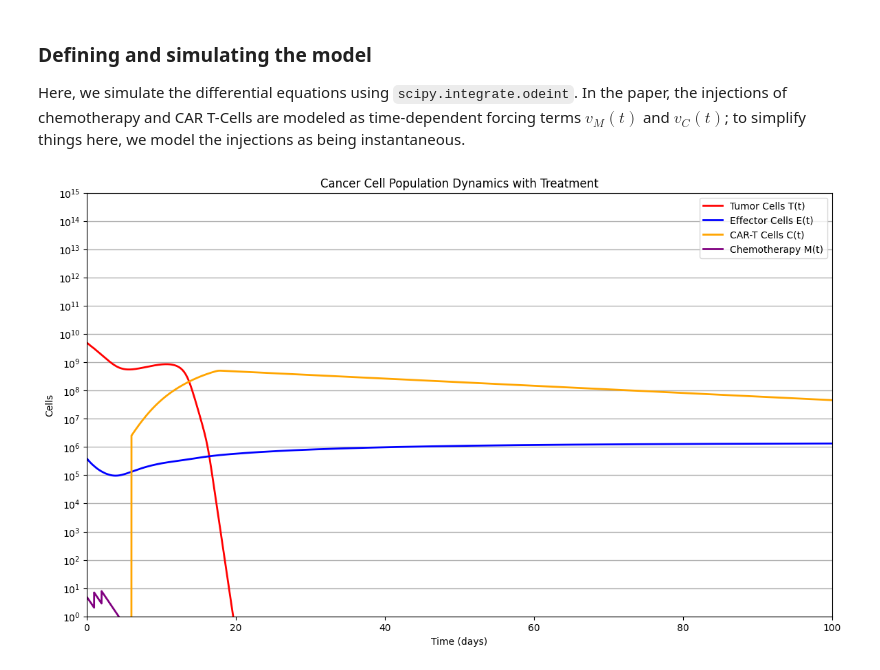
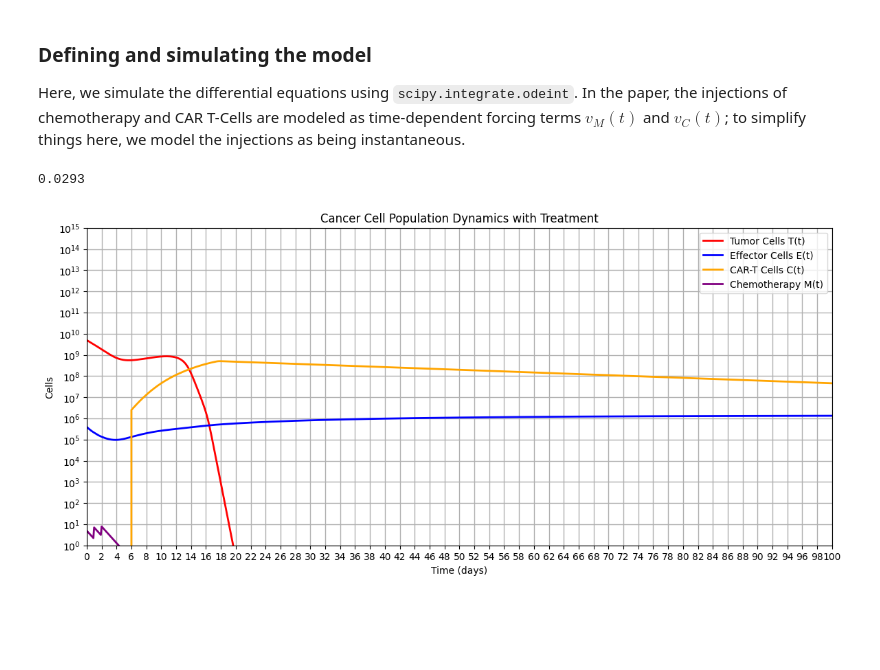
Before and after one commit to Rohan-Pandey1729/CAR-T-Cell, a Jupyter notebook: chemo_cart_sim.ipynb, the cells around one changed output. Cells and saved outputs as stored; diff of their text form; code cells hidden in the pictures; blank space fills up the shorter version.

```diff
--- a/chemo_cart_sim.ipynb
+++ b/chemo_cart_sim.ipynb
@@ -63,6 +63,8 @@ def model(y, t, params):
     """
     T, E, C, M = y
     a, b, dE, dC, g, jE, jC, K, k, l, mE, mC, qE, qC, s, KT, KE, KC, gamma = params
+    if t == 0:
+        print(mC)
 
     # epsilon = 1e-10
     # C = max(C, epsilon)
@@ -95,6 +97,16 @@ def model(y, t, params):
     dE_dt = g - mE * E - jE * np.log((E + C) / K) * (DE**2) / (k + DE**2) * E  - qE * E * T - KE * (1 - np.exp(-M)) * E
     dC_dt = - mC * C - jC * np.log((E + C) / K) * (DC**2) / (k + DC**2) * C - qC * C * T - KC * (1 - np.exp(-M)) * C
     dM_dt = - gamma * M
+
+    # if 6 <= t <= 20:
+    #     print(t, C, np.array([
+    #         mC * C,
+    #         np.log((E + C) / K),
+    #         (DC**2) / (k + DC**2),
+    #         jC * np.log((E + C) / K) * (DC**2) / (k + DC**2) * C,
+    #         qC * C * T,
+    #         KC * (1 - np.exp(-M)) * C,
+    #     ]))
 
     return [dT_dt, dE_dt, dC_dt, dM_dt]
 
@@ -141,7 +153,7 @@ def simulate(model, y0, params, injection_times_M, dosage_M, injection_time_C, d
 # %%
 # fix this later
 def plot_graphs(t, y, xmax=50):
-    plt.figure(figsize=(14, 8))
+    plt.figure(figsize=(14, 6))
     T, E, C, M = y[:, 0], y[:, 1], y[:, 2], y[:, 3]
     plt.plot(t, T, label="Tumor Cells T(t)", color="red", linewidth=2)
     plt.plot(t, E, label="Effector Cells E(t)", color="blue", linewidth=2)
@@ -149,7 +161,9 @@ def plot_graphs(t, y, xmax=50):
     plt.plot(t, M, label="Chemotherapy M(t)", color="purple", linewidth=2)
     plt.yscale('log')
     plt.gca().yaxis.set_major_locator(ticker.LogLocator(base=10, numticks=15))
+    plt.gca().xaxis.set_major_locator(ticker.MultipleLocator(2))
     plt.grid(True, which="major", axis="y", linewidth=1)
+    plt.grid(True, which="major", axis="x", linewidth=1)
 
     plt.xlim(0, xmax)
     plt.ylim(1, 1e15)
@@ -174,18 +188,19 @@ injection_time_C_2, dosage_C_2 = 6, 1e7
 # %%
 t, y = simulate(
     model,
     y0_pat_2,
     PARAMS_PAT_2,
     injection_times_M=injection_times_M_1,
     injection_time_C=injection_time_C_1,
     dosage_M=dosage_M_1,
     dosage_C=dosage_C_1,
     t_initial=0,
     t_final=100,
-    time_step=0.001
+    time_step=0.1
 )
 # print(y[:50])
 
 plot_graphs(t, y, xmax=100)
 # %% [output]
+0.0293
-[figure, old version]
+[figure, new version]
```
